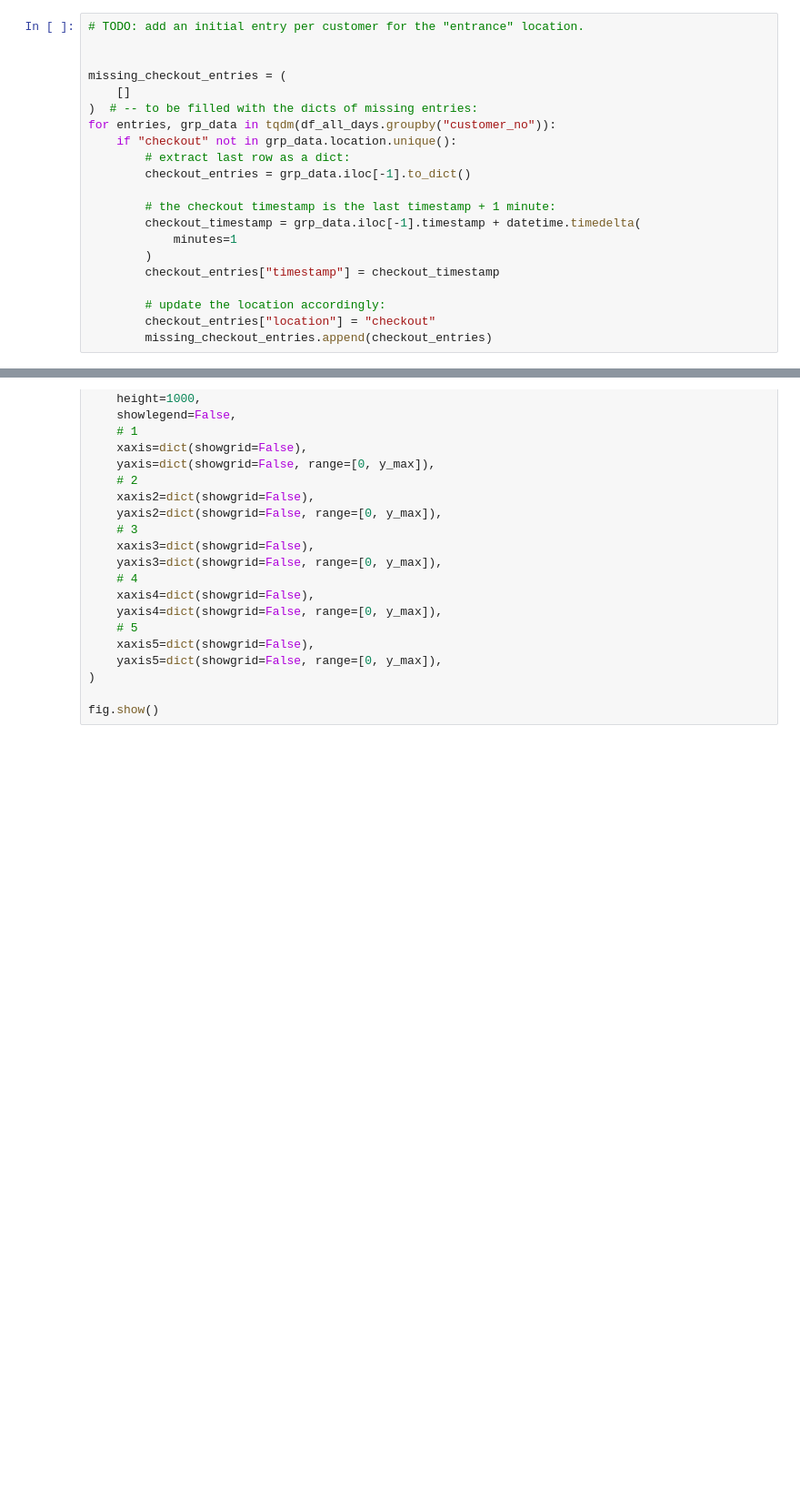
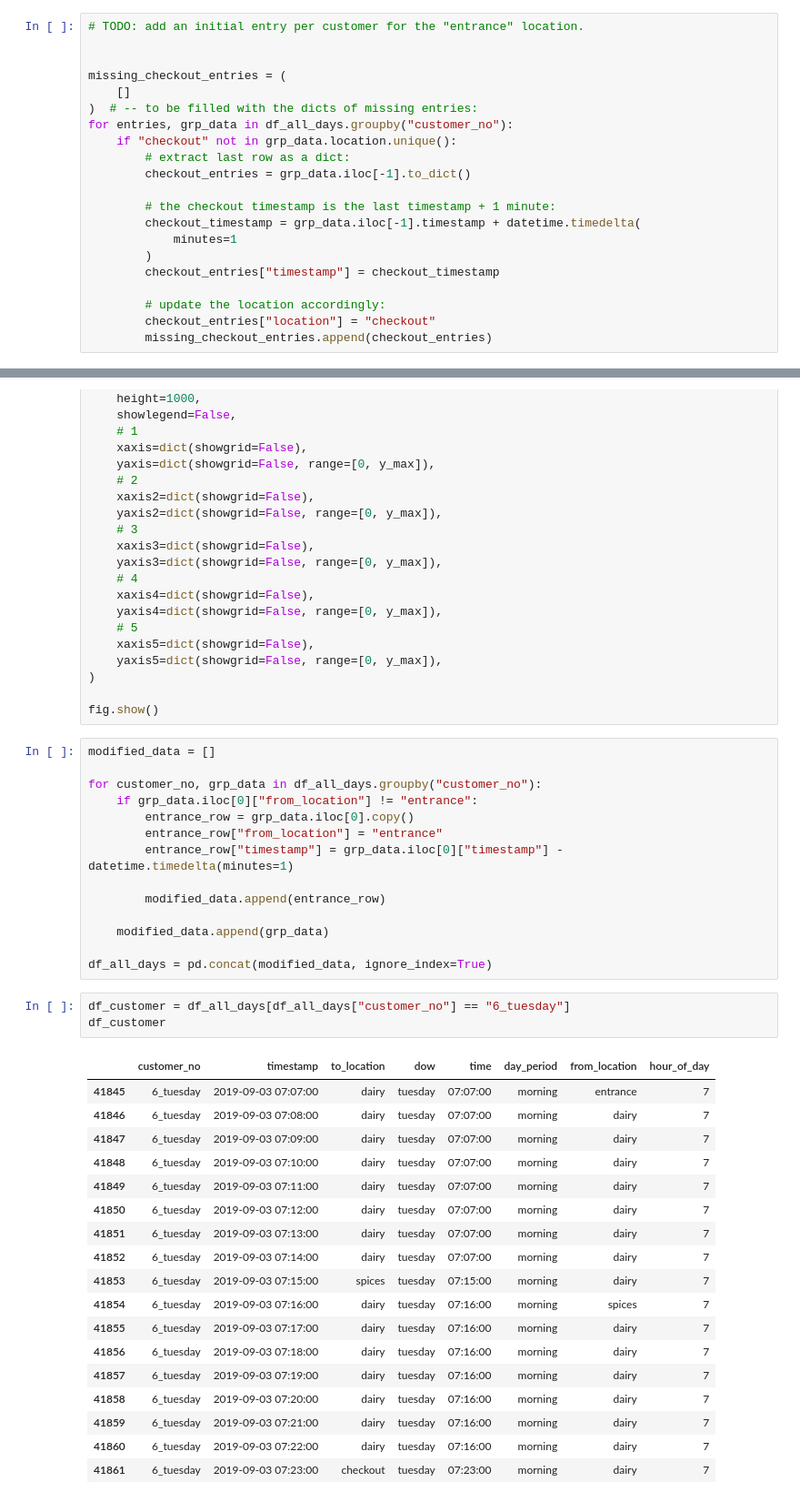
Before and after one commit to mahernadar/Mado, a Jupyter notebook: notebooks/supermarket_eda.ipynb, the cells around one changed output, grey strips where cells are left out. Shown at 91% size. Drawn from its saved outputs; the diff is of its cells as text; blank space fills up the shorter version.

Commit message:
added entrance and matrix

```diff
--- a/notebooks/supermarket_eda.ipynb
+++ b/notebooks/supermarket_eda.ipynb
@@ -77,7 +94,7 @@ df_all_days.sample(5)
 missing_checkout_entries = (
     []
 )  # -- to be filled with the dicts of missing entries:
-for entries, grp_data in tqdm(df_all_days.groupby("customer_no")):
+for entries, grp_data in df_all_days.groupby("customer_no"):
     if "checkout" not in grp_data.location.unique():
         # extract last row as a dict:
         checkout_entries = grp_data.iloc[-1].to_dict()
@@ -234,3 +291,39 @@ fig.update_layout(
 )
 
 fig.show()
+# %%
+modified_data = []
+
+for customer_no, grp_data in df_all_days.groupby("customer_no"):
+    if grp_data.iloc[0]["from_location"] != "entrance":
+        entrance_row = grp_data.iloc[0].copy()
+        entrance_row["from_location"] = "entrance"
+        entrance_row["timestamp"] = grp_data.iloc[0]["timestamp"] - datetime.timedelta(minutes=1)
+
+        modified_data.append(entrance_row)
+
+    modified_data.append(grp_data)
+
+df_all_days = pd.concat(modified_data, ignore_index=True)
+# %%
+df_customer = df_all_days[df_all_days["customer_no"] == "6_tuesday"]
+df_customer
+# %% [output]
+|  | customer_no | timestamp | to_location | dow | time | day_period | from_location | hour_of_day |
+| 41845 | 6_tuesday | 2019-09-03 07:07:00 | dairy | tuesday | 07:07:00 | morning | entrance | 7 |
+| 41846 | 6_tuesday | 2019-09-03 07:08:00 | dairy | tuesday | 07:07:00 | morning | dairy | 7 |
+| 41847 | 6_tuesday | 2019-09-03 07:09:00 | dairy | tuesday | 07:07:00 | morning | dairy | 7 |
+| 41848 | 6_tuesday | 2019-09-03 07:10:00 | dairy | tuesday | 07:07:00 | morning | dairy | 7 |
+| 41849 | 6_tuesday | 2019-09-03 07:11:00 | dairy | tuesday | 07:07:00 | morning | dairy | 7 |
+| 41850 | 6_tuesday | 2019-09-03 07:12:00 | dairy | tuesday | 07:07:00 | morning | dairy | 7 |
+| 41851 | 6_tuesday | 2019-09-03 07:13:00 | dairy | tuesday | 07:07:00 | morning | dairy | 7 |
+| 41852 | 6_tuesday | 2019-09-03 07:14:00 | dairy | tuesday | 07:07:00 | morning | dairy | 7 |
+| 41853 | 6_tuesday | 2019-09-03 07:15:00 | spices | tuesday | 07:15:00 | morning | dairy | 7 |
+| 41854 | 6_tuesday | 2019-09-03 07:16:00 | dairy | tuesday | 07:16:00 | morning | spices | 7 |
+| 41855 | 6_tuesday | 2019-09-03 07:17:00 | dairy | tuesday | 07:16:00 | morning | dairy | 7 |
+| 41856 | 6_tuesday | 2019-09-03 07:18:00 | dairy | tuesday | 07:16:00 | morning | dairy | 7 |
+| 41857 | 6_tuesday | 2019-09-03 07:19:00 | dairy | tuesday | 07:16:00 | morning | dairy | 7 |
+| 41858 | 6_tuesday | 2019-09-03 07:20:00 | dairy | tuesday | 07:16:00 | morning | dairy | 7 |
+| 41859 | 6_tuesday | 2019-09-03 07:21:00 | dairy | tuesday | 07:16:00 | morning | dairy | 7 |
+| 41860 | 6_tuesday | 2019-09-03 07:22:00 | dairy | tuesday | 07:16:00 | morning | dairy | 7 |
+| 41861 | 6_tuesday | 2019-09-03 07:23:00 | checkout | tuesday | 07:23:00 | morning | dairy | 7 |
```
Also changed, not shown: parts of 10 cells of this notebook.
